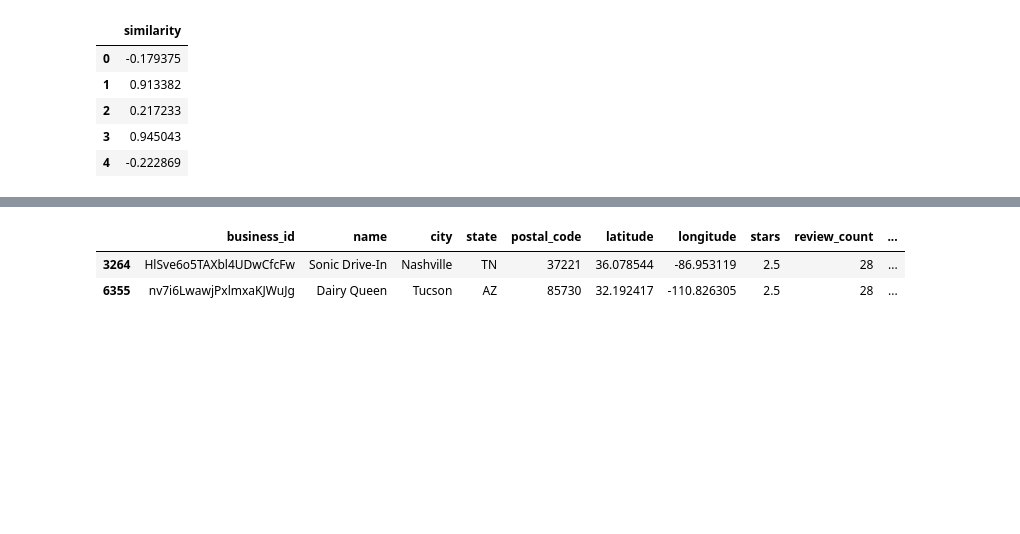
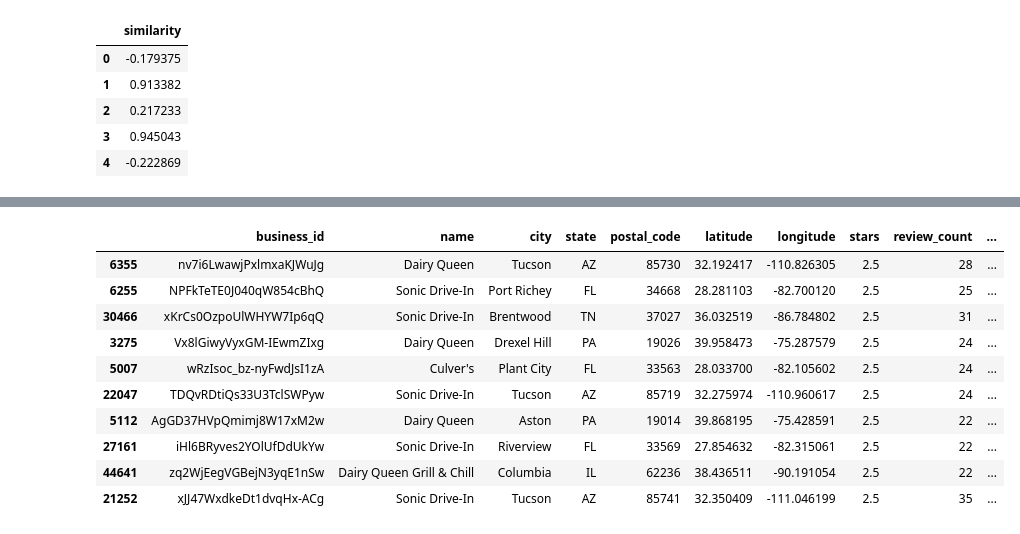
Before and after one commit to egaverilla-thestudent/Restaurant-Recommendation-System-Redux, a Jupyter notebook: notebooks/03_feature_engineering.ipynb, the cells around one changed output, grey strips where cells are left out. Drawn from its saved outputs; the diff is of its cells as text; code cells hidden in the pictures; blank space fills up the shorter version.

Commit message:
V1 final dataframe with top 10 similarity scores

```diff
--- a/notebooks/03_feature_engineering.ipynb
+++ b/notebooks/03_feature_engineering.ipynb
@@ -527,0 +510,4 @@ similarity_sorted
+# %%
+top10_similarity = similarity_df.nlargest(10, 'similarity')
+
+top10_similarity
@@ -528,6 +526,14 @@ similarity_sorted
 # %%
-restaurants.loc[[3264, 6355]]
+restaurants.loc[top10_similarity.index]
 # %% [output]
 |  | business_id | name | city | state | postal_code | latitude | longitude | stars | review_count | ... |
-| 3264 | HlSve6o5TAXbl4UDwCfcFw | Sonic Drive-In | Nashville | TN | 37221 | 36.078544 | -86.953119 | 2.5 | 28 | ... |
 | 6355 | nv7i6LwawjPxlmxaKJWuJg | Dairy Queen | Tucson | AZ | 85730 | 32.192417 | -110.826305 | 2.5 | 28 | ... |
+| 6255 | NPFkTeTE0J040qW854cBhQ | Sonic Drive-In | Port Richey | FL | 34668 | 28.281103 | -82.700120 | 2.5 | 25 | ... |
+| 30466 | xKrCs0OzpoUlWHYW7Ip6qQ | Sonic Drive-In | Brentwood | TN | 37027 | 36.032519 | -86.784802 | 2.5 | 31 | ... |
+| 3275 | Vx8lGiwyVyxGM-IEwmZIxg | Dairy Queen | Drexel Hill | PA | 19026 | 39.958473 | -75.287579 | 2.5 | 24 | ... |
+| 5007 | wRzIsoc_bz-nyFwdJsI1zA | Culver's | Plant City | FL | 33563 | 28.033700 | -82.105602 | 2.5 | 24 | ... |
+| 22047 | TDQvRDtiQs33U3TclSWPyw | Sonic Drive-In | Tucson | AZ | 85719 | 32.275974 | -110.960617 | 2.5 | 24 | ... |
+| 5112 | AgGD37HVpQmimj8W17xM2w | Dairy Queen | Aston | PA | 19014 | 39.868195 | -75.428591 | 2.5 | 22 | ... |
+| 27161 | iHl6BRyves2YOlUfDdUkYw | Sonic Drive-In | Riverview | FL | 33569 | 27.854632 | -82.315061 | 2.5 | 22 | ... |
+| 44641 | zq2WjEegVGBejN3yqE1nSw | Dairy Queen Grill & Chill | Columbia | IL | 62236 | 38.436511 | -90.191054 | 2.5 | 22 | ... |
+| 21252 | xJJ47WxdkeDt1dvqHx-ACg | Sonic Drive-In | Tucson | AZ | 85741 | 32.350409 | -111.046199 | 2.5 | 35 | ... |
```
Also changed, not shown: parts of 10 cells of this notebook.
